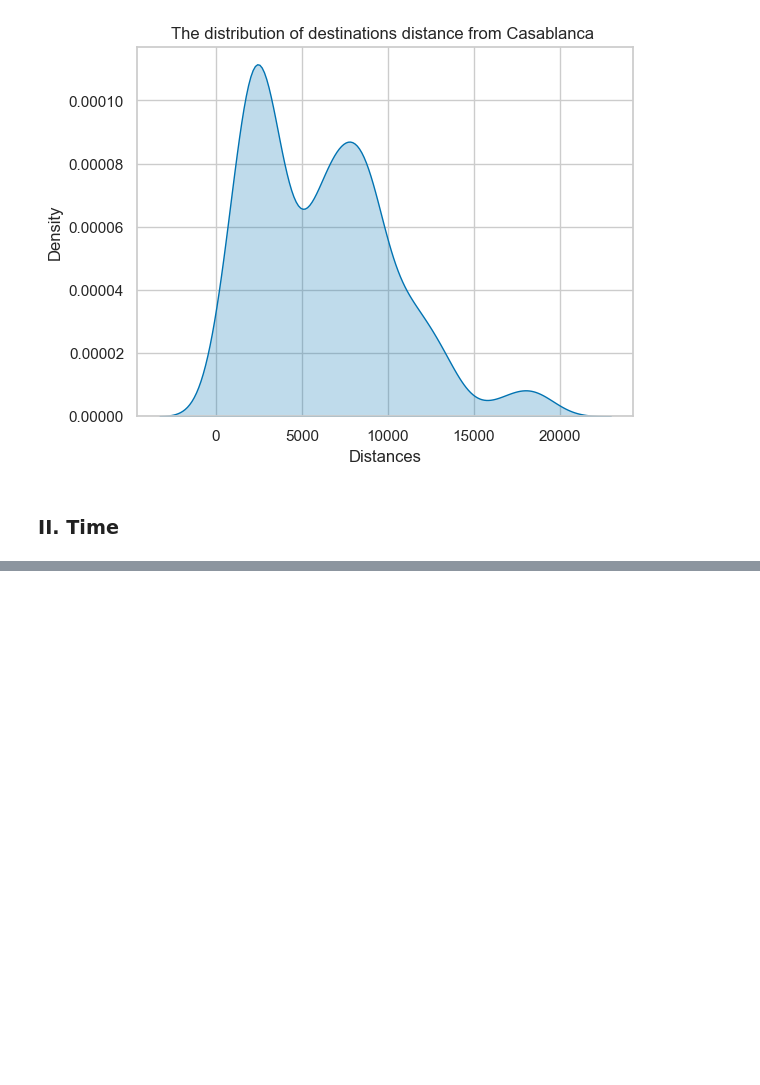
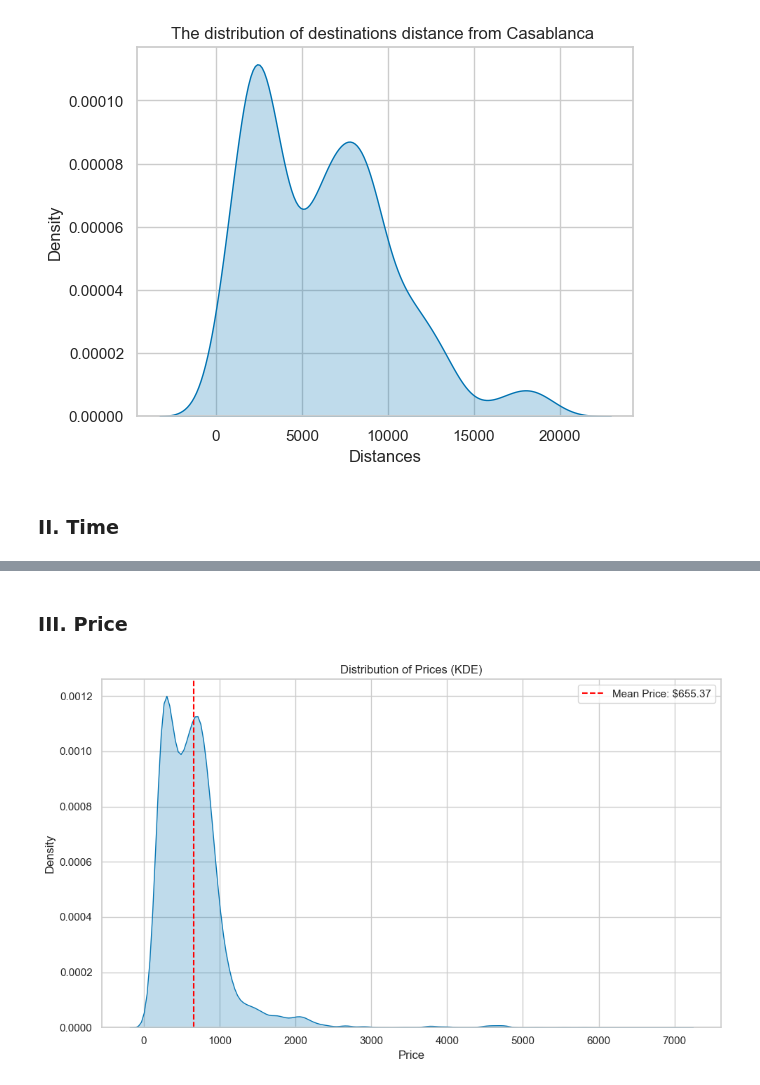
Before and after one commit to Bouguilim/From-Casablanca-to-Everywhere, a Jupyter notebook: Part4_Visualisation.ipynb, the cells around one changed output, grey strips where cells are left out. Drawn from its saved outputs; the diff is of its cells as text; code cells hidden in the pictures; blank space fills up the shorter version.

```diff
--- a/Part4_Visualisation.ipynb
+++ b/Part4_Visualisation.ipynb
@@ -84,0 +150,26 @@ sns.kdeplot(data=df,
+# %% [markdown]
+### III. Price
+# %%
+# Set up the matplotlib figure
+plt.figure(figsize=(10, 6))
+
+# Plot KDE plot of prices
+sns.kdeplot(df['price'], fill=True)
+plt.title('Distribution of Prices (KDE)')
+plt.xlabel('Price')
+plt.ylabel('Density')
+
+# Calculate mean price
+mean_price = df['price'].mean()
+
+# Add vertical line for the mean price
+plt.axvline(mean_price, color='red', linestyle='--', label=f'Mean Price: ${mean_price:.2f}')
+plt.legend()
+
+# Adjust layout
+plt.tight_layout()
+
+# Show the plot
+plt.show()
+# %% [output]
+[figure, added]
```
Also changed, not shown: parts of 10 cells of this notebook.
